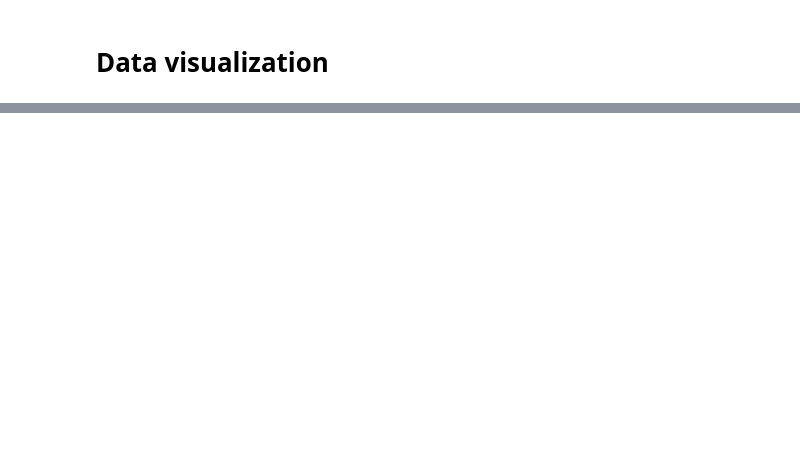
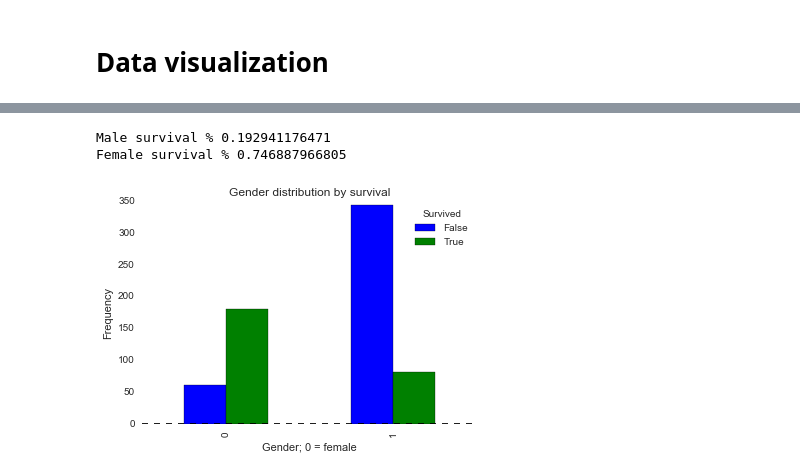
Before and after one commit to ErBa508/kggle, a Jupyter notebook: Titanic/Visualization and exploration_titanic.ipynb, the cells around one changed output, grey strips where cells are left out. Drawn from its saved outputs; the diff is of its cells as text; code cells hidden in the pictures; blank space fills up the shorter version.

```diff
--- a/Titanic/Visualization and exploration_titanic.ipynb
+++ b/Titanic/Visualization and exploration_titanic.ipynb
@@ -254,0 +131,16 @@ sum(lst)/len(lst)
+# %%
+# gender and survival
+pd.crosstab(X_train.Gender, y_train.astype(bool)).plot(kind='bar')
+plt.title('Gender distribution by survival')
+plt.xlabel('Gender; 0 = female')
+plt.ylabel('Frequency')
+
+lst = y_train[(X_train['Gender'] == 1)]
+print("Male survival %", sum(lst)/len(lst))
+
+lst2 = y_train[(X_train['Gender'] == 0)]
+print("Female survival %", sum(lst2)/len(lst2))
+# %% [output]
+Male survival % 0.192941176471
+Female survival % 0.746887966805
+[figure, added]
```
Also changed, not shown: parts of 80 cells of this notebook, 5 other files.
